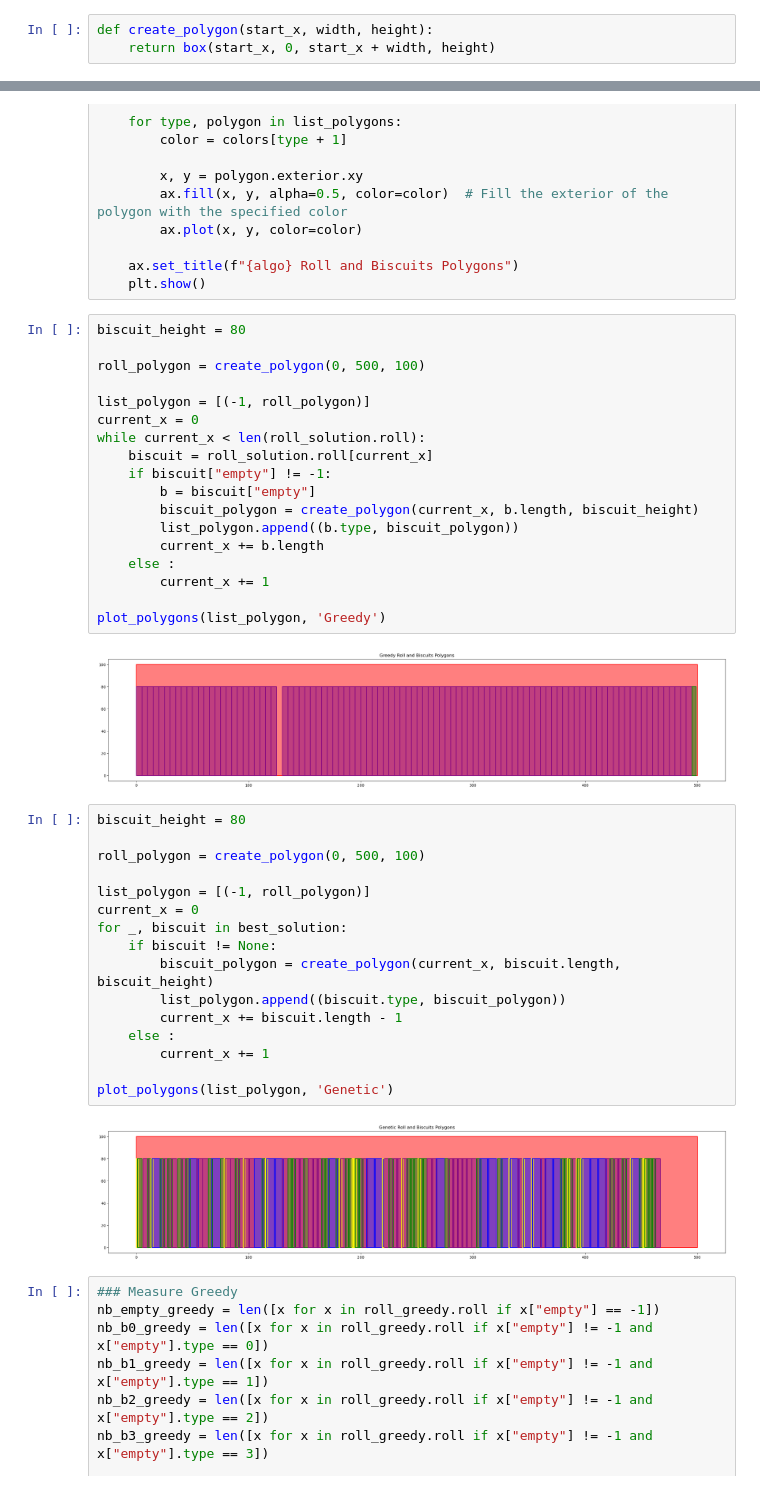
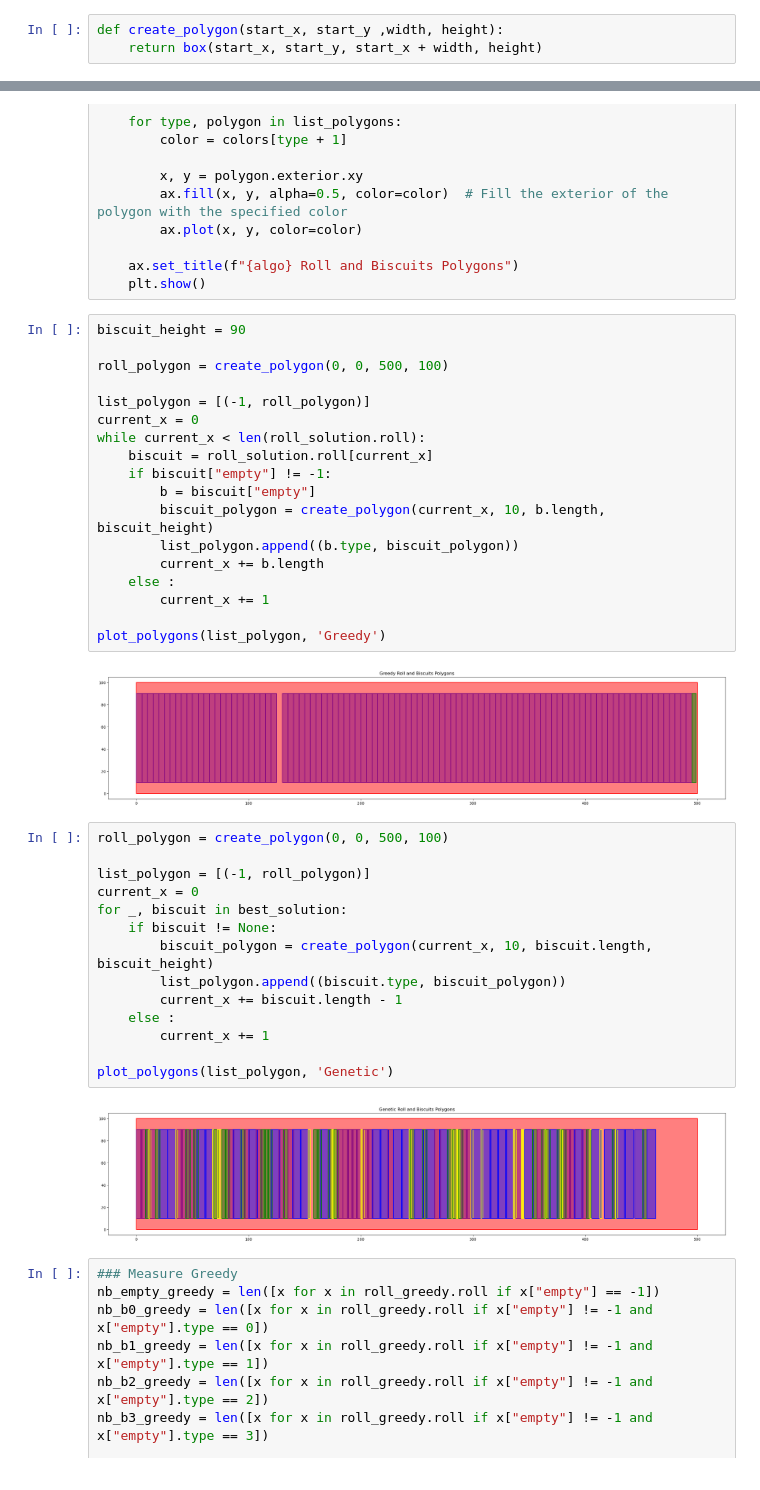
Before and after one commit to Hugo-SEQUIER/ai-algorithms-factory, a Jupyter notebook: main.ipynb, the cells around one changed output, grey strips where cells are left out. Drawn from its saved outputs; the diff is of its cells as text.

```diff
--- a/main.ipynb
+++ b/main.ipynb
@@ -41,6 +41,6 @@ Maximum value: 255
 # %%
-def create_polygon(start_x, width, height):
-    return box(start_x, 0, start_x + width, height)
+def create_polygon(start_x, start_y ,width, height):
+    return box(start_x, start_y, start_x + width, height)
 # %%
 colors = ["red", "green", "blue", "yellow", "purple"]
 def plot_polygons(list_polygons, algo):
@@ -56,9 +56,9 @@ def plot_polygons(list_polygons, algo):
     ax.set_title(f"{algo} Roll and Biscuits Polygons")
     plt.show()
 # %%
-biscuit_height = 80
+biscuit_height = 90
 
-roll_polygon = create_polygon(0, 500, 100)
+roll_polygon = create_polygon(0, 0, 500, 100)
 
 list_polygon = [(-1, roll_polygon)]
 current_x = 0
@@ -66,7 +66,7 @@ while current_x < len(roll_solution.roll):
     biscuit = roll_solution.roll[current_x]
     if biscuit["empty"] != -1:
         b = biscuit["empty"]
-        biscuit_polygon = create_polygon(current_x, b.length, biscuit_height)
+        biscuit_polygon = create_polygon(current_x, 10, b.length, biscuit_height)
         list_polygon.append((b.type, biscuit_polygon))
         current_x += b.length
     else :
@@ -74,25 +74,23 @@ while current_x < len(roll_solution.roll):
 
 plot_polygons(list_polygon, 'Greedy')
 # %% [output]
-[figure, old version]
+[figure, new version]
 # %%
-biscuit_height = 80
-
-roll_polygon = create_polygon(0, 500, 100)
+roll_polygon = create_polygon(0, 0, 500, 100)
 
 list_polygon = [(-1, roll_polygon)]
 current_x = 0
 for _, biscuit in best_solution:
     if biscuit != None:
-        biscuit_polygon = create_polygon(current_x, biscuit.length, biscuit_height)
+        biscuit_polygon = create_polygon(current_x, 10, biscuit.length, biscuit_height)
         list_polygon.append((biscuit.type, biscuit_polygon))
         current_x += biscuit.length - 1
     else :
         current_x += 1
 
 plot_polygons(list_polygon, 'Genetic')
 # %% [output]
-[figure, old version]
+[figure, new version]
 # %%
 ### Measure Greedy
 nb_empty_greedy = len([x for x in roll_greedy.roll if x["empty"] == -1])
```
Also changed, not shown: parts of 5 cells of this notebook, 2 other files.
